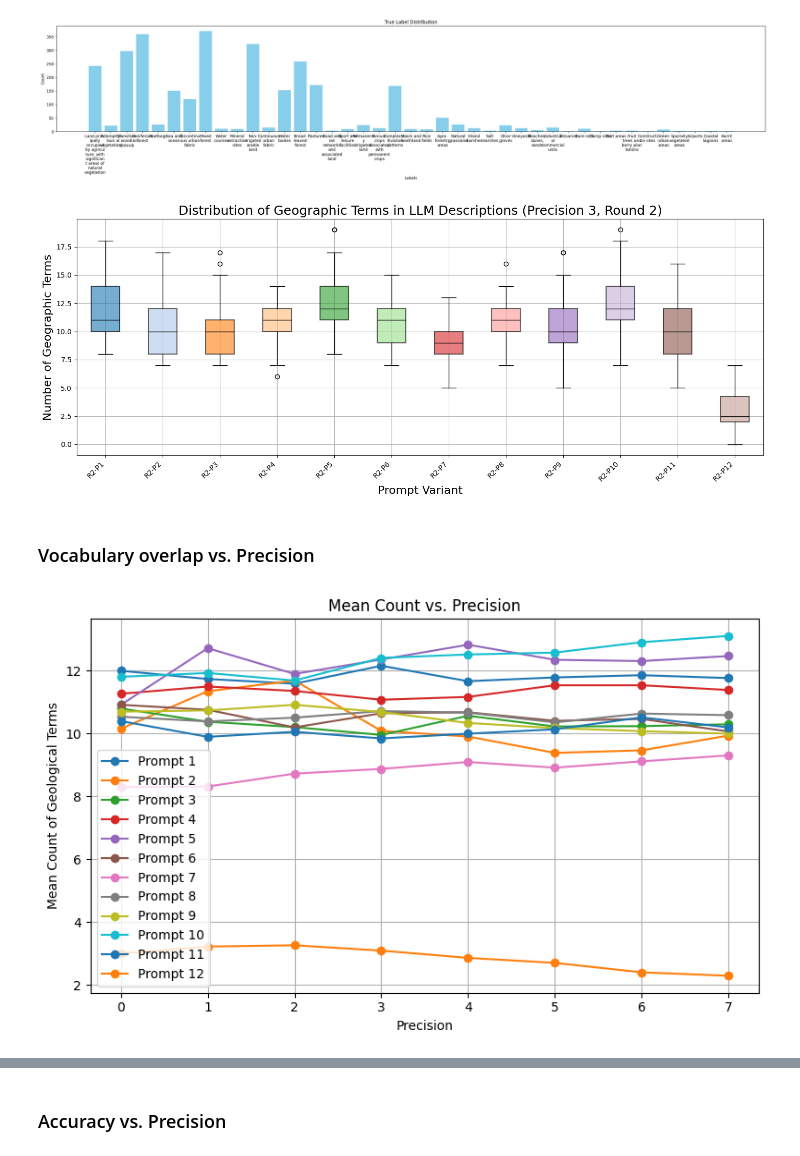
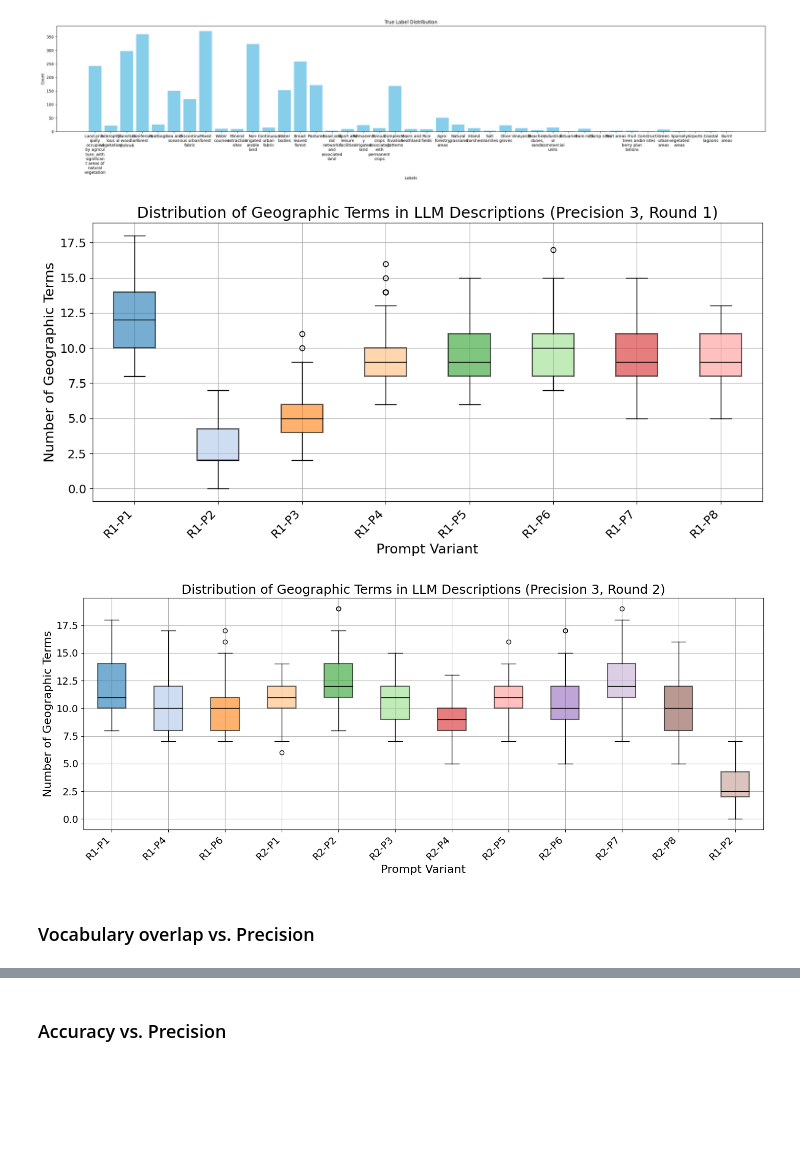
Before and after one commit to KarenFFog/Bachelor_project_2025, a Jupyter notebook: plotting.ipynb, the cells around one changed output, grey strips where cells are left out. Saved outputs shown, nothing was run; the diff lists cells and outputs as text; code cells hidden in the pictures; blank space fills up the shorter version.

```diff
--- a/plotting.ipynb
+++ b/plotting.ipynb
@@ -93,8 +93,7 @@ def load_counts_per_group(eval_dir, precisions, num_prompts):
 
 import matplotlib.pyplot as plt
 
-def plot_boxplot(count_data, title="Distribution of Geographic Terms in LLM Descriptions (Precision 3, Round 2)", box_colors=None):
-    labels = ['R2-P1', 'R2-P2', 'R2-P3', 'R2-P4', 'R2-P5', 'R2-P6', 'R2-P7', 'R2-P8', 'R2-P9', 'R2-P10', 'R2-P11', 'R2-P12']
+def plot_boxplot(count_data, labels, title, box_colors=None):
     data = list(count_data.values())
     num_boxes = len(data)
 
@@ -118,26 +117,31 @@ def plot_boxplot(count_data, title="Distribution of Geographic Terms in LLM Desc
     for median in bp["medians"]:
         median.set_color("black")
 
-    plt.xticks(rotation=45, ha='right')
+    plt.xticks(rotation=45, ha='right', fontsize=14)
+    plt.yticks(fontsize=14)
     plt.ylabel("Number of Geographic Terms", fontsize=16)
     plt.xlabel("Prompt Variant", fontsize=16)
     plt.title(title, fontsize=18)
     plt.grid(True)
     plt.tight_layout()
     plt.show()
-# %%
-precisions = [3]
-
-base_eval_dir = "prompt engineering/results/experiment_1"
-
-boxplot_data = load_counts_per_group(base_eval_dir, precisions, num_prompts=12)
-plot_boxplot(boxplot_data)
-# %% [output]
-[figure, removed]
+# %%
+precisions = [3]
+
+# R1
+labels_R1 = ['R1-P1', 'R1-P2', 'R1-P3', 'R1-P4', 'R1-P5', 'R1-P6', 'R1-P7', 'R1-P8']
+base_eval_dir_R1 = "prompt engineering/results/experiment_1_R1"
+# R2
+labels_R2 = ['R1-P1', 'R1-P4', 'R1-P6', 'R2-P1', 'R2-P2', 'R2-P3', 'R2-P4', 'R2-P5', 'R2-P6', 'R2-P7', 'R2-P8', 'R1-P2']
+base_eval_dir_R2 = "prompt engineering/results/experiment_1_R2"
+
+boxplot_data_R1 = load_counts_per_group(base_eval_dir_R1, precisions, num_prompts=8)
+plot_boxplot(boxplot_data_R1, labels_R1, title="Distribution of Geographic Terms in LLM Descriptions (Precision 3, Round 1)")
+
+boxplot_data_R2 = load_counts_per_group(base_eval_dir_R2, precisions, num_prompts=12)
+plot_boxplot(boxplot_data_R2, labels_R2, title="Distribution of Geographic Terms in LLM Descriptions (Precision 3, Round 2)")
+# %% [output]
+[figure, added]
+[figure, added]
 # %% [markdown]
 ### Vocabulary overlap vs. Precision
-# %%
-base_eval_dir = "prompt engineering/results/experiment_1"
-plot_mean_vs_precision(base_eval_dir, ["1", "2", "3", "4", "5", "6", "7", "8", "9", "10", "11", "12"])
-# %% [output]
-[figure, removed]
```
Also changed, not shown: parts of 5 cells of this notebook, 15 other files.
